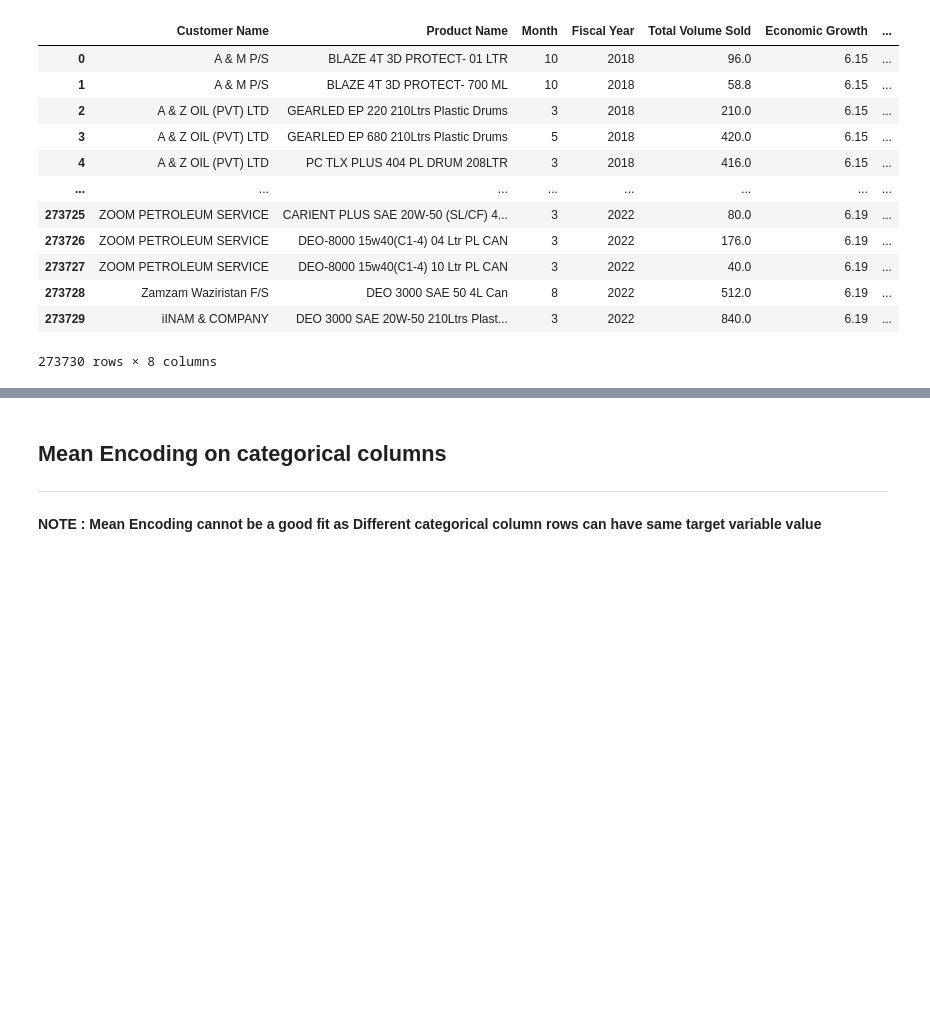
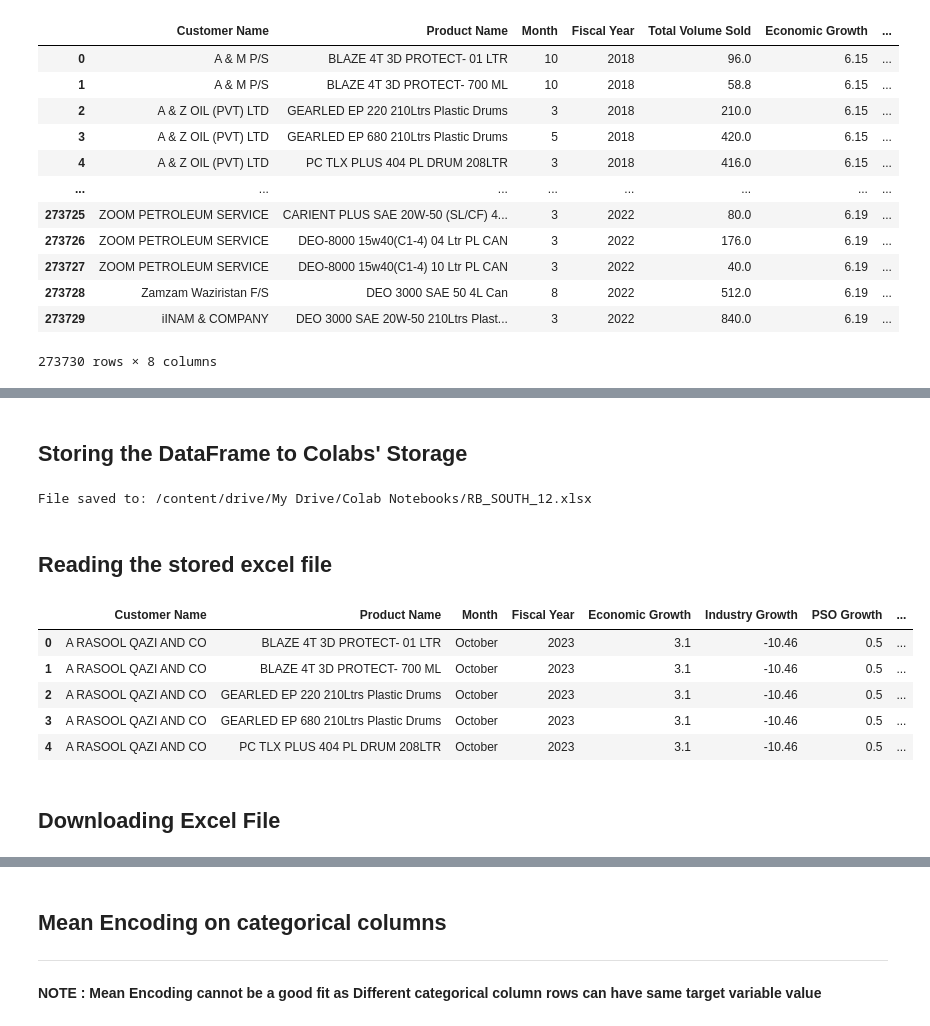
Before and after one commit to Hussain-M53/AI-ML-DL-projects, a Jupyter notebook: Sales_Forecasting_Pakistan_State_Oil.ipynb, the cells around one changed output, grey strips where cells are left out. Drawn from its saved outputs; the diff is of its cells as text; code cells hidden in the pictures; blank space fills up the shorter version.

```diff
--- a/Sales_Forecasting_Pakistan_State_Oil.ipynb
+++ b/Sales_Forecasting_Pakistan_State_Oil.ipynb
@@ -113,0 +378,31 @@ processed_df
+# %% [markdown]
+## Storing the DataFrame to Colabs' Storage
+# %%
+# Specify the file path where you want to save the Excel file in Colab's storage
+file_path = '/content/drive/My Drive/Colab Notebooks/RB_SOUTH_12.xlsx'
+
+# Use the to_excel method to export the DataFrame to an Excel file
+forcasted_df.to_excel(file_path, index=False)
+
+# Optionally, print the file path to confirm where it's saved
+print("File saved to:", file_path)
+# %% [output]
+File saved to: /content/drive/My Drive/Colab Notebooks/RB_SOUTH_12.xlsx
+# %% [markdown]
+## Reading the stored excel file
+# %%
+  # Specify the file path where the Excel file is saved in Colab's storage
+  file_path = '/content/drive/My Drive/Colab Notebooks/RB_SOUTH_12.xlsx'
+  import pandas as pd
+  # Read the Excel file into a DataFrame
+  loaded_df = pd.read_excel(file_path)
+  loaded_df.head()
+# %% [output]
+|  | Customer Name | Product Name | Month | Fiscal Year | Economic Growth | Industry Growth | PSO Growth | ... |
+| 0 | A RASOOL QAZI AND CO | BLAZE 4T 3D PROTECT- 01 LTR | October | 2023 | 3.1 | -10.46 | 0.5 | ... |
+| 1 | A RASOOL QAZI AND CO | BLAZE 4T 3D PROTECT- 700 ML | October | 2023 | 3.1 | -10.46 | 0.5 | ... |
+| 2 | A RASOOL QAZI AND CO | GEARLED EP 220 210Ltrs Plastic Drums | October | 2023 | 3.1 | -10.46 | 0.5 | ... |
+| 3 | A RASOOL QAZI AND CO | GEARLED EP 680 210Ltrs Plastic Drums | October | 2023 | 3.1 | -10.46 | 0.5 | ... |
+| 4 | A RASOOL QAZI AND CO | PC TLX PLUS 404 PL DRUM 208LTR | October | 2023 | 3.1 | -10.46 | 0.5 | ... |
+# %% [markdown]
+## Downloading Excel File
```
Also changed, not shown: parts of 32 cells of this notebook.
